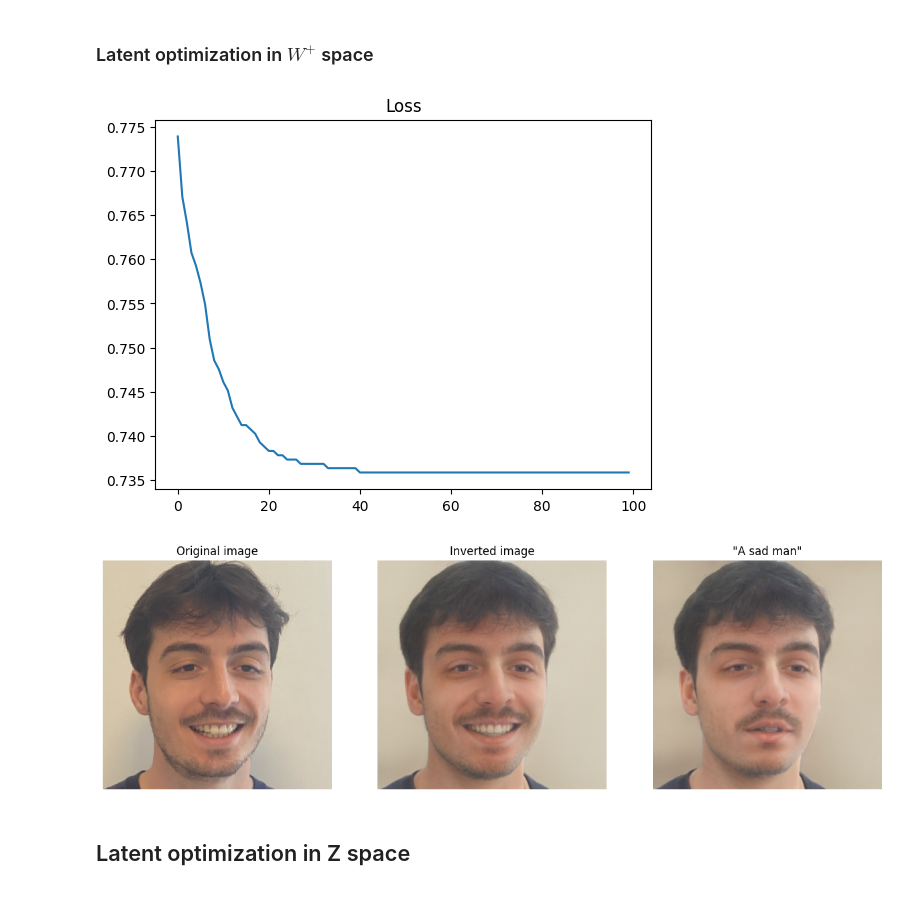
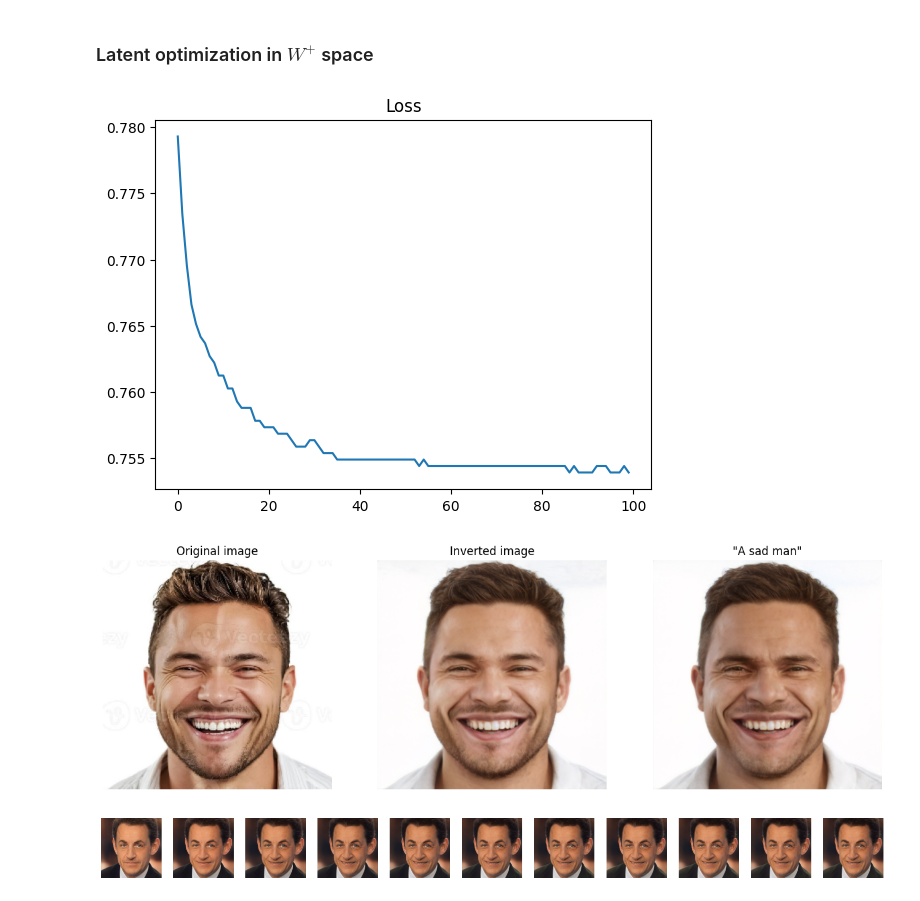
Before and after one commit to rodrigu2000/emotion_generation, a Jupyter notebook: latent_optimization_RR.ipynb, the cells around one changed output. Saved outputs shown, nothing was run; the diff lists cells and outputs as text; code cells hidden in the pictures.

```diff
--- a/latent_optimization_RR.ipynb
+++ b/latent_optimization_RR.ipynb
@@ -71,7 +71,7 @@ where $R$ is a pretrained ArcFace network for face recognition, and $ \langle \c
 # %%
 # Define the image
 
-image_path = "input_images/happy_RR.jpg"
+image_path = "input_images/hamza_neutral.JPG"
 original_image = Image.open(image_path).convert("RGB")
 image = run_alignment(image_path).resize(RESIZE_DIMS)
 
@@ -96,6 +100,14 @@ print(e4e_inverted_latent.shape)
 torch.Size([1, 18, 512])
 # %%
 # Visualize G(w_s) with different truncation values
+
+def visualize_latent_no_truncation(latent):
+    generated_image, _ = psp_model.decoder([latent], input_is_latent=True)
+    show_img = tensor2im(generated_image.squeeze(0).cpu())
+    plt.imshow(show_img)
+    plt.axis('off')
+    plt.title('G(latent)')
+    plt.show()
 
 def visualize_latent(latent, input_is_latent=True):
 
@@ -127,5 +139,5 @@ def visualize_latent(latent, input_is_latent=True):
                 plt.title('G(latent)')
                 plt.show()
 
-visualize_latent(e4e_inverted_latent)
+visualize_latent_no_truncation(e4e_inverted_latent)
 # %% [output]
@@ -135,11 +147,11 @@ visualize_latent(e4e_inverted_latent)
 
 # Parameters of optim
 
-optimization_steps = 100
+optimization_steps = 150
 lambda_percept = 1
-lambda_L2 = 10
+lambda_L2 = 0.5
 lr = 0.01
-final_lr = 0.0001
+final_lr = 0.001
 id_loss = IDLoss(opts)
 L2_loss = torch.nn.MSELoss().to(device)
 
@@ -188,5 +200,7 @@ inverted_latent = w_n.detach()
 plt.plot(losses)
 plt.title("Loss")
 plt.show()
+
+visualize_latent_no_truncation(inverted_latent)
 # %% [output]
 Loading ResNet ArcFace
@@ -207,14 +218,18 @@ Loading ResNet ArcFace
 # %%
 # Optimization parameters
 
+# prompt = "A very happy man smiling with his teeth and eyes wide open"
 prompt = "A sad man"
+# prompt = "A very surprised woman"
+# prompt = "A very angry kamala harris"
 
 optimization_steps = 100
-lambda_L2 = 0.008
-lambda_ID = 0.005
-lr = 0.01
+lambda_L2 = 0.004
+lambda_ID = 0.004
+
+lr = 0.005
 final_lr = 0.0001
-truncation = 0.7
+truncation = 0.9
 
 save_img_every_other = optimization_steps // 10
 G = psp_model.decoder # StyleGan2 generator
@@ -266,30 +281,32 @@ for i in pbar:
         if i % save_img_every_other == 0 or i == optimization_steps - 1:
             imgs.append(tensor2im(img_gen.squeeze(0).cpu()))
 
+final_image = img_gen.detach()
+
 plt.plot(losses)
 plt.title("Loss")
 plt.show()
 # %% [output]
-[figure, old version]
+[figure, new version]
 # %%
 # Plot final image next to original image
 
 plt.figure(figsize=(15, 5))
 plt.subplot(1, 3, 1)
 plt.imshow(image)
 plt.title('Original image')
 plt.axis('off')
 plt.subplot(1, 3, 2)
 plt.imshow(imgs[0])
 plt.title('Inverted image')
 plt.axis('off')
 plt.subplot(1, 3, 3)
-plt.imshow(imgs[-1])
+plt.imshow(tensor2im(img_gen.squeeze(0).cpu()))
 plt.title(f'"{prompt}"')
 plt.axis('off')
 plt.show()
 # %% [output]
-[figure, old version]
+[figure, new version]
 # %%
 # Plot intermediate images
 
@@ -299,5 +316,5 @@ for i in range(len(imgs)):
     plt.imshow(imgs[i])
     plt.axis('off')
 plt.show()
+# %% [output]
+[figure, added]
-# %% [markdown]
-## Latent optimization in Z space
```
Also changed, not shown: parts of 10 cells of this notebook, 59 other files.
